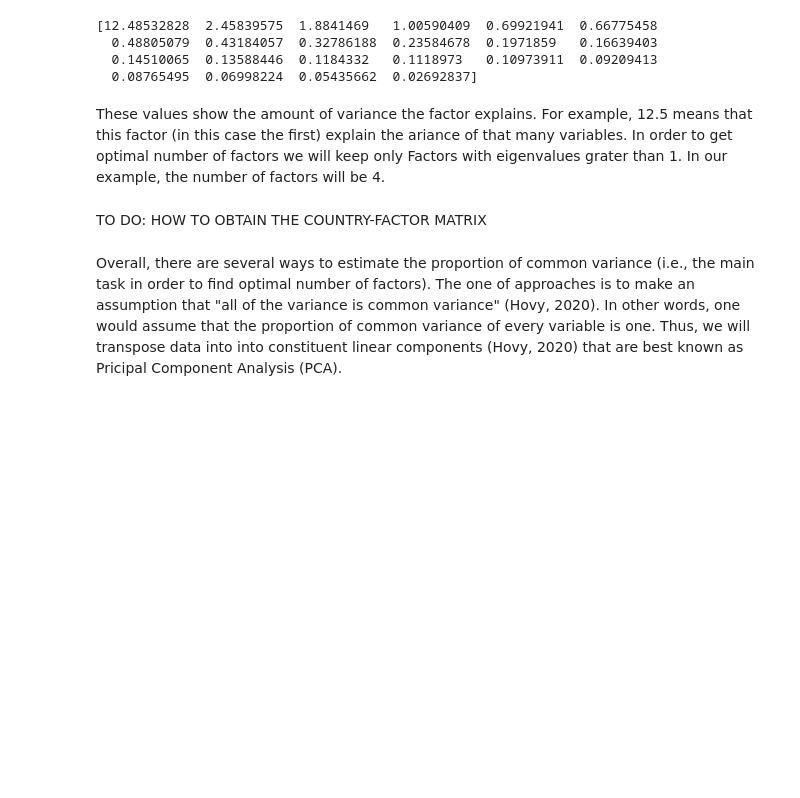
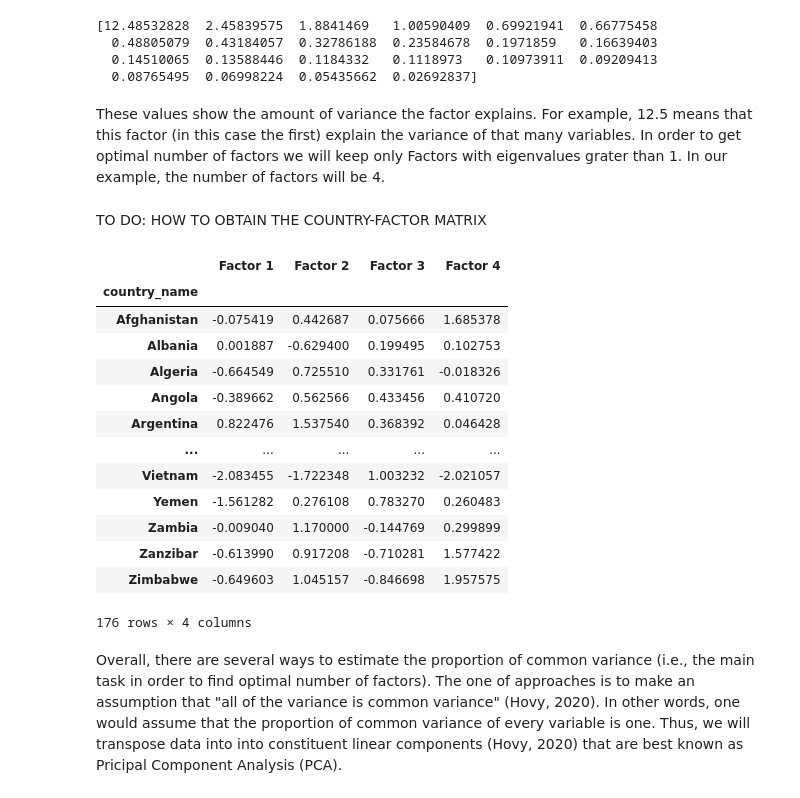
Before and after one commit to gesiscss/css_methods_python, a Jupyter notebook: d_data_analysis_methods/3_unsupervised_machine_learning.ipynb, the cells around one changed output. Drawn from its saved outputs; the diff is of its cells as text; code cells hidden in the pictures; blank space fills up the shorter version.

```diff
--- a/d_data_analysis_methods/3_unsupervised_machine_learning.ipynb
+++ b/d_data_analysis_methods/3_unsupervised_machine_learning.ipynb
@@ -388,11 +395,29 @@ print (ev)
   0.14510065  0.13588446  0.1184332   0.1118973   0.10973911  0.09209413
   0.08765495  0.06998224  0.05435662  0.02692837]
 # %% [markdown]
-These values show the amount of variance the factor explains. For example, 12.5 means that this factor (in this case the first) explain the ariance of that many variables. In order to get optimal number of factors we will keep only Factors with eigenvalues grater than 1. In our example, the number of factors will be 4.
+These values show the amount of variance the factor explains. For example, 12.5 means that this factor (in this case the first) explain the variance of that many variables. In order to get optimal number of factors we will keep only Factors with eigenvalues grater than 1. In our example, the number of factors will be 4.
 # %% [markdown]
 TO DO: HOW TO OBTAIN THE COUNTRY-FACTOR MATRIX
 # %%
 # country-factor matrix
+transformer = FactorAnalyzer(n_factors=4, rotation='varimax')
+z = transformer.fit_transform(vdem_z[indicators_select])
+pd.DataFrame(z,columns=[f'Factor {i+1}' for i in range(4)],index=vdem_z.index)
+# %% [output]
+|  | Factor 1 | Factor 2 | Factor 3 | Factor 4 |
+| country_name |  |  |  |  |
+| Afghanistan | -0.075419 | 0.442687 | 0.075666 | 1.685378 |
+| Albania | 0.001887 | -0.629400 | 0.199495 | 0.102753 |
+| Algeria | -0.664549 | 0.725510 | 0.331761 | -0.018326 |
+| Angola | -0.389662 | 0.562566 | 0.433456 | 0.410720 |
+| Argentina | 0.822476 | 1.537540 | 0.368392 | 0.046428 |
+| ... | ... | ... | ... | ... |
+| Vietnam | -2.083455 | -1.722348 | 1.003232 | -2.021057 |
+| Yemen | -1.561282 | 0.276108 | 0.783270 | 0.260483 |
+| Zambia | -0.009040 | 1.170000 | -0.144769 | 0.299899 |
+| Zanzibar | -0.613990 | 0.917208 | -0.710281 | 1.577422 |
+| Zimbabwe | -0.649603 | 1.045157 | -0.846698 | 1.957575 |
+176 rows × 4 columns
 # %% [markdown]
 Overall, there are several ways to estimate the proportion of common variance (i.e., the main task in order to find optimal number of factors). The one of approaches is to make an assumption that "all of the variance is common variance" (Hovy, 2020). In other words, one would assume that the proportion of common variance of every variable is one. Thus, we will transpose data into into constituent linear components (Hovy, 2020) that are best known as Pricipal Component Analysis (PCA).
 # %% [markdown]
```
Also changed, not shown: parts of 10 cells of this notebook.
